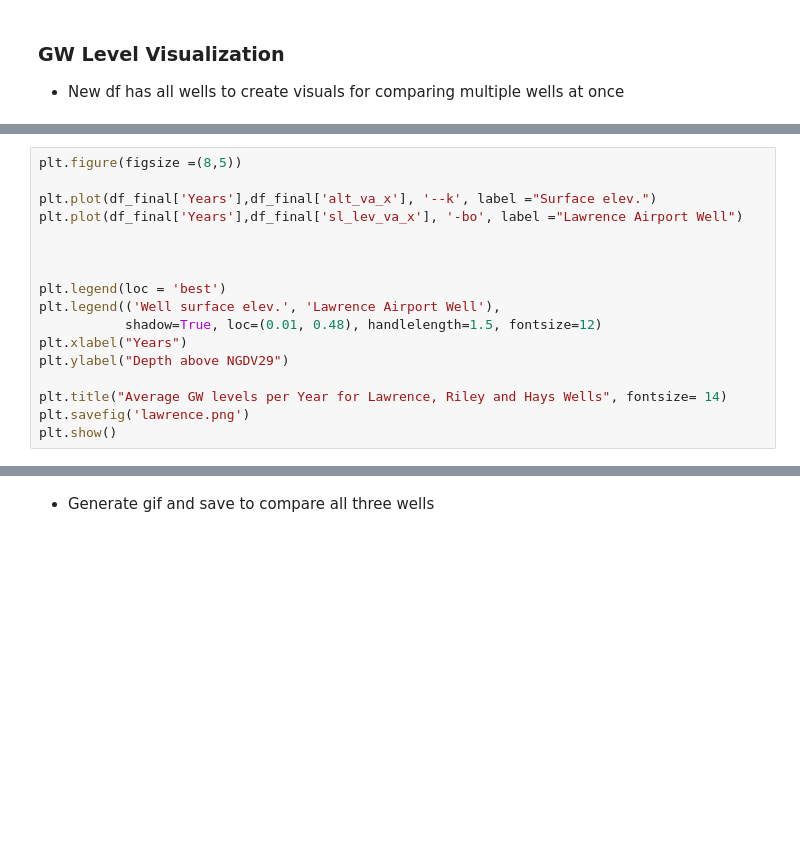
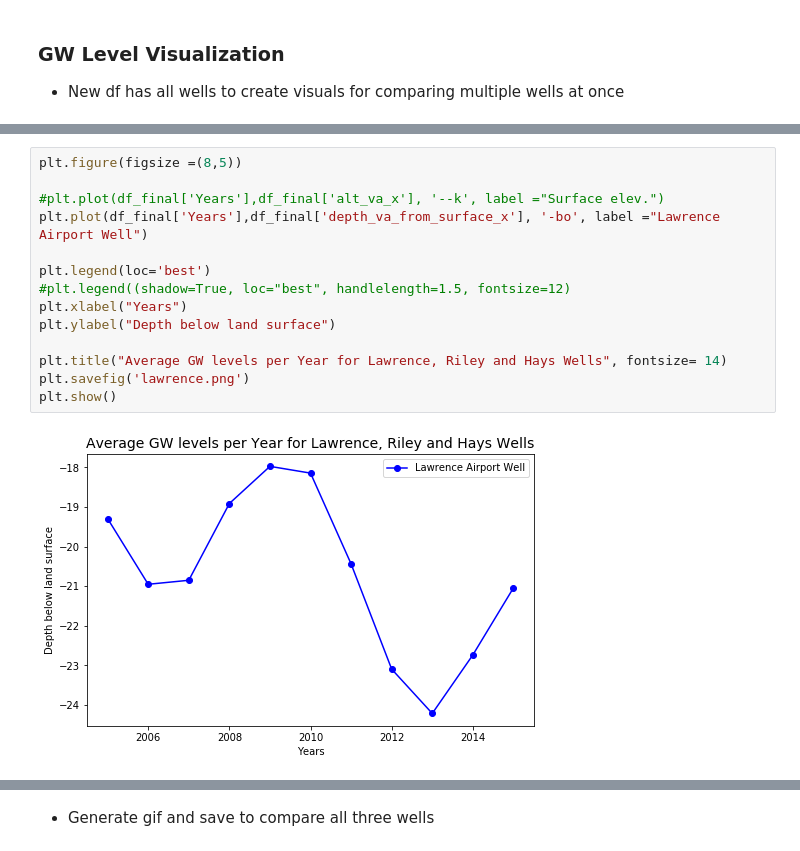
Before and after one commit to brewaterman/GroundwaterVariation, a Jupyter notebook: finalpres-Copy2.ipynb, the cells around one changed output, grey strips where cells are left out. Cells and saved outputs as stored; diff of their text form; blank space fills up the shorter version.

```diff
--- a/finalpres-Copy2.ipynb
+++ b/finalpres-Copy2.ipynb
@@ -286,20 +285,19 @@ plt.show()
 # %%
 plt.figure(figsize =(8,5))
 
-plt.plot(df_final['Years'],df_final['alt_va_x'], '--k', label ="Surface elev.")
-plt.plot(df_final['Years'],df_final['sl_lev_va_x'], '-bo', label ="Lawrence Airport Well")
+#plt.plot(df_final['Years'],df_final['alt_va_x'], '--k', label ="Surface elev.")
+plt.plot(df_final['Years'],df_final['depth_va_from_surface_x'], '-bo', label ="Lawrence Airport Well")
 
-
-
-plt.legend(loc = 'best')
-plt.legend(('Well surface elev.', 'Lawrence Airport Well'),
-           shadow=True, loc=(0.01, 0.48), handlelength=1.5, fontsize=12)
+plt.legend(loc='best')
+#plt.legend((shadow=True, loc="best", handlelength=1.5, fontsize=12)
 plt.xlabel("Years")
-plt.ylabel("Depth above NGDV29")
+plt.ylabel("Depth below land surface")
 
 plt.title("Average GW levels per Year for Lawrence, Riley and Hays Wells", fontsize= 14)
 plt.savefig('lawrence.png')
 plt.show()
+# %% [output]
+[figure, added]
 # %%
 plt.figure(figsize =(8,5))
 
```
Also changed, not shown: parts of 5 cells of this notebook, 7 other files.
